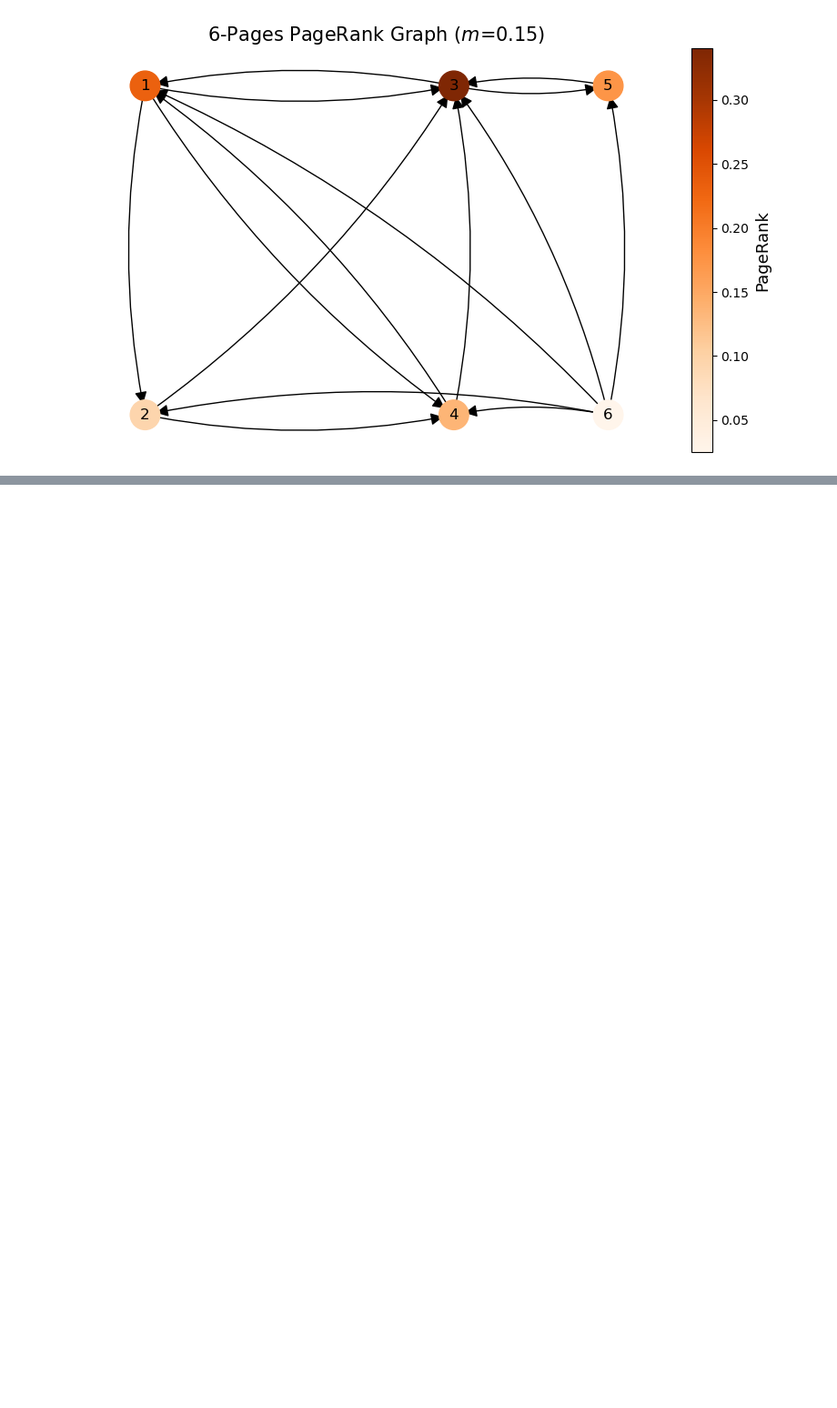
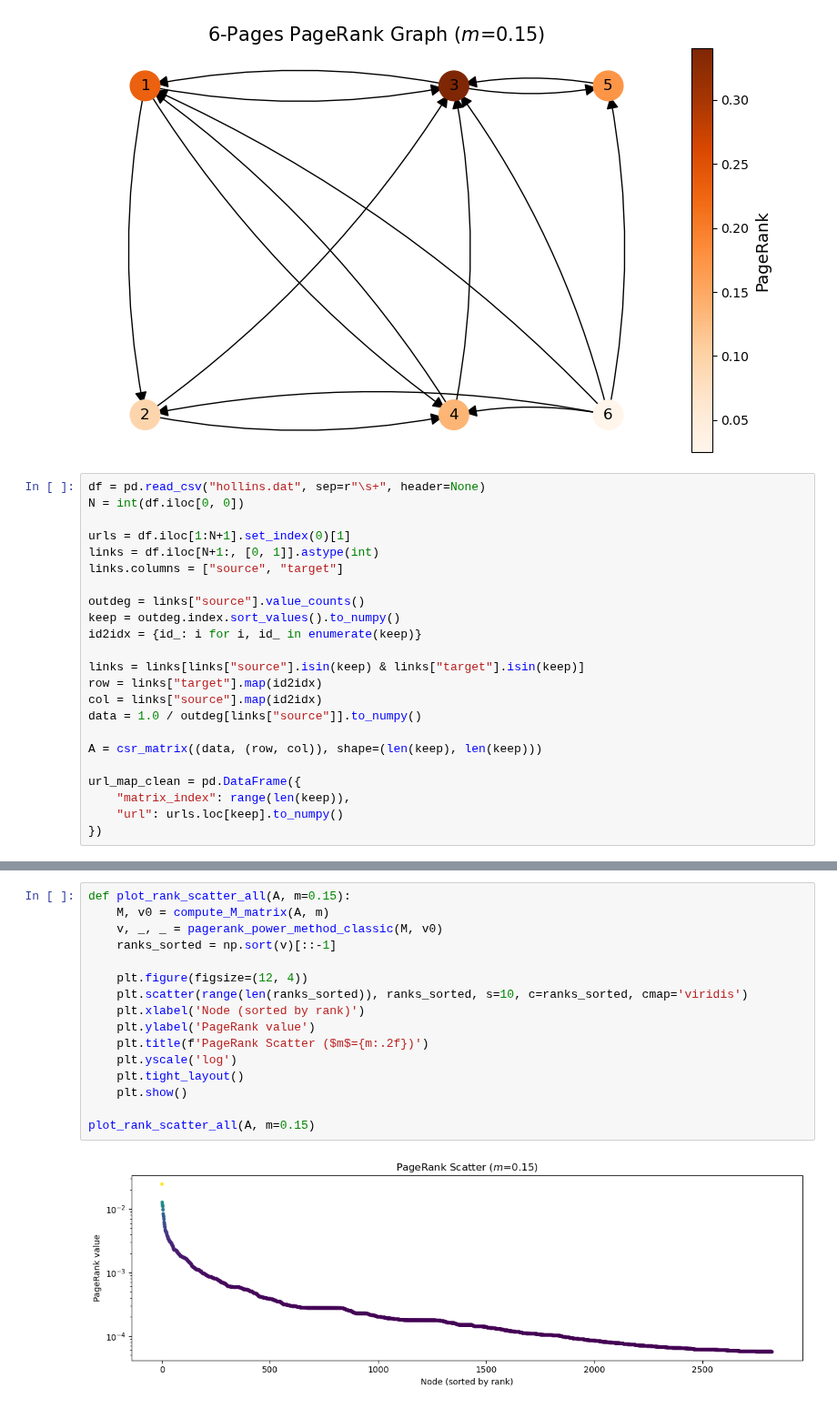
Before and after one commit to giorgiozoccatelli/ComputationalLinearAlgebra, a Jupyter notebook: PageRank/es11.ipynb, the cells around one changed output, grey strips where cells are left out. Shown at 91% size. Cells and saved outputs as stored; diff of their text form; blank space fills up the shorter version.

```diff
--- a/PageRank/es11.ipynb
+++ b/PageRank/es11.ipynb
@@ -452,3 +459,26 @@ plt.tight_layout()
 plt.show()
 # %% [output]
 [figure]
+# %%
+df = pd.read_csv("hollins.dat", sep=r"\s+", header=None)
+N = int(df.iloc[0, 0])
+
+urls = df.iloc[1:N+1].set_index(0)[1]
+links = df.iloc[N+1:, [0, 1]].astype(int)
+links.columns = ["source", "target"]
+
+outdeg = links["source"].value_counts()
+keep = outdeg.index.sort_values().to_numpy()
+id2idx = {id_: i for i, id_ in enumerate(keep)}
+
+links = links[links["source"].isin(keep) & links["target"].isin(keep)]
+row = links["target"].map(id2idx)
+col = links["source"].map(id2idx)
+data = 1.0 / outdeg[links["source"]].to_numpy()
+
+A = csr_matrix((data, (row, col)), shape=(len(keep), len(keep)))
+
+url_map_clean = pd.DataFrame({
+    "matrix_index": range(len(keep)),
+    "url": urls.loc[keep].to_numpy()
+})
@@ -454,0 +506,18 @@ plt.show()
+# %%
+def plot_rank_scatter_all(A, m=0.15):
+    M, v0 = compute_M_matrix(A, m)
+    v, _, _ = pagerank_power_method_classic(M, v0)
+    ranks_sorted = np.sort(v)[::-1]
+
+    plt.figure(figsize=(12, 4))
+    plt.scatter(range(len(ranks_sorted)), ranks_sorted, s=10, c=ranks_sorted, cmap='viridis')
+    plt.xlabel('Node (sorted by rank)')
+    plt.ylabel('PageRank value')
+    plt.title(f'PageRank Scatter ($m$={m:.2f})')
+    plt.yscale('log')
+    plt.tight_layout()
+    plt.show()
+
+plot_rank_scatter_all(A, m=0.15)
+# %% [output]
+[figure, added]
```
Also changed, not shown: parts of 5 cells of this notebook, 1 other file.
